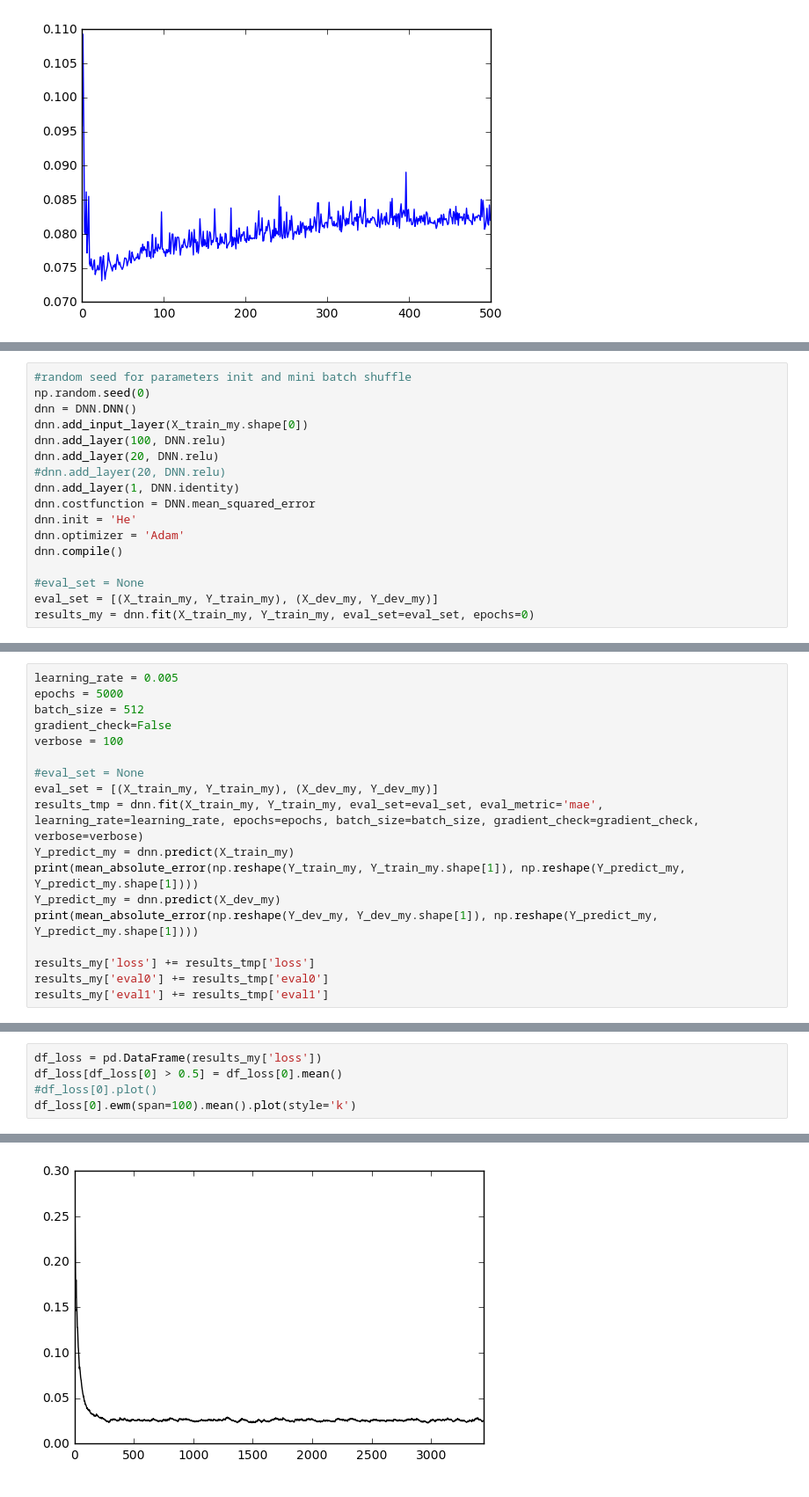
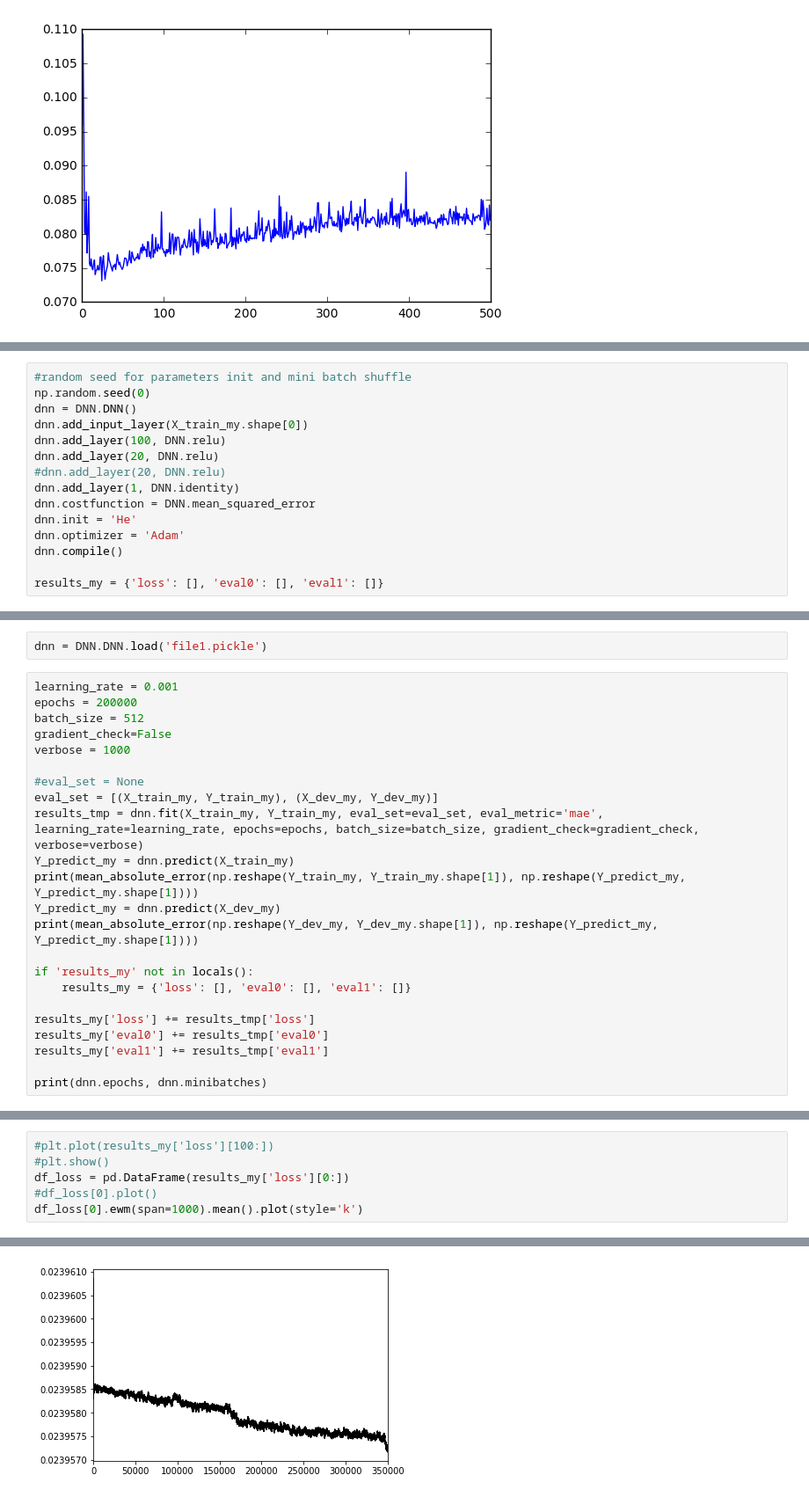
Before and after one commit to mircean/ML, a Jupyter notebook: DeepLearning/Zillow/Zillow.ipynb, the cells around one changed output, grey strips where cells are left out. Shown: that part at 88% size. Drawn from its saved outputs; the diff is of its cells as text.

```diff
--- a/DeepLearning/Zillow/Zillow.ipynb
+++ b/DeepLearning/Zillow/Zillow.ipynb
@@ -220,6 +220,4 @@ dnn.init = 'He'
 dnn.optimizer = 'Adam'
 dnn.compile()
 
-#eval_set = None
-eval_set = [(X_train_my, Y_train_my), (X_dev_my, Y_dev_my)]
-results_my = dnn.fit(X_train_my, Y_train_my, eval_set=eval_set, epochs=0)
+results_my = {'loss': [], 'eval0': [], 'eval1': []}
@@ -230,9 +224,11 @@ Cost after iteration 0 ['0.066431', '0.070219', '0.073271']
+# %%
+dnn = DNN.DNN.load('file1.pickle')
 # %%
-learning_rate = 0.005
-epochs = 5000
+learning_rate = 0.001
+epochs = 200000
 batch_size = 512
 gradient_check=False
-verbose = 100
+verbose = 1000
 
 #eval_set = None
 eval_set = [(X_train_my, Y_train_my), (X_dev_my, Y_dev_my)]
@@ -242,7 +238,12 @@ print(mean_absolute_error(np.reshape(Y_train_my, Y_train_my.shape[1]), np.reshap
 Y_predict_my = dnn.predict(X_dev_my)
 print(mean_absolute_error(np.reshape(Y_dev_my, Y_dev_my.shape[1]), np.reshape(Y_predict_my, Y_predict_my.shape[1])))
 
+if 'results_my' not in locals():
+    results_my = {'loss': [], 'eval0': [], 'eval1': []}
+
 results_my['loss'] += results_tmp['loss']
 results_my['eval0'] += results_tmp['eval0']
 results_my['eval1'] += results_tmp['eval1']
+
+print(dnn.epochs, dnn.minibatches)
 # %% [output]
@@ -288,8 +271,9 @@ plt.show()
 # %%
-df_loss = pd.DataFrame(results_my['loss'])
-df_loss[df_loss[0] > 0.5] = df_loss[0].mean()
+#plt.plot(results_my['loss'][100:])
+#plt.show()
+df_loss = pd.DataFrame(results_my['loss'][0:])
 #df_loss[0].plot()
-df_loss[0].ewm(span=100).mean().plot(style='k')
+df_loss[0].ewm(span=1000).mean().plot(style='k')
 # %% [output]
 <matplotlib.axes._subplots.AxesSubplot at 0x...>
-[figure, old version]
+[figure, new version]
```
Also changed, not shown: parts of 30 cells of this notebook, 19 other files.
